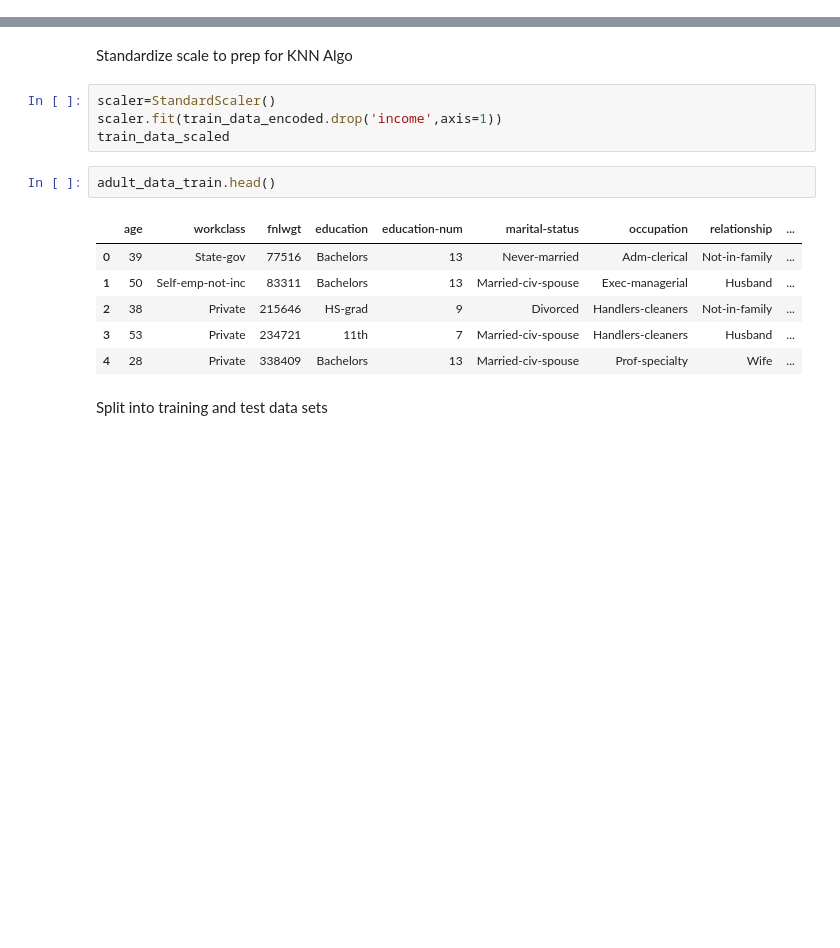
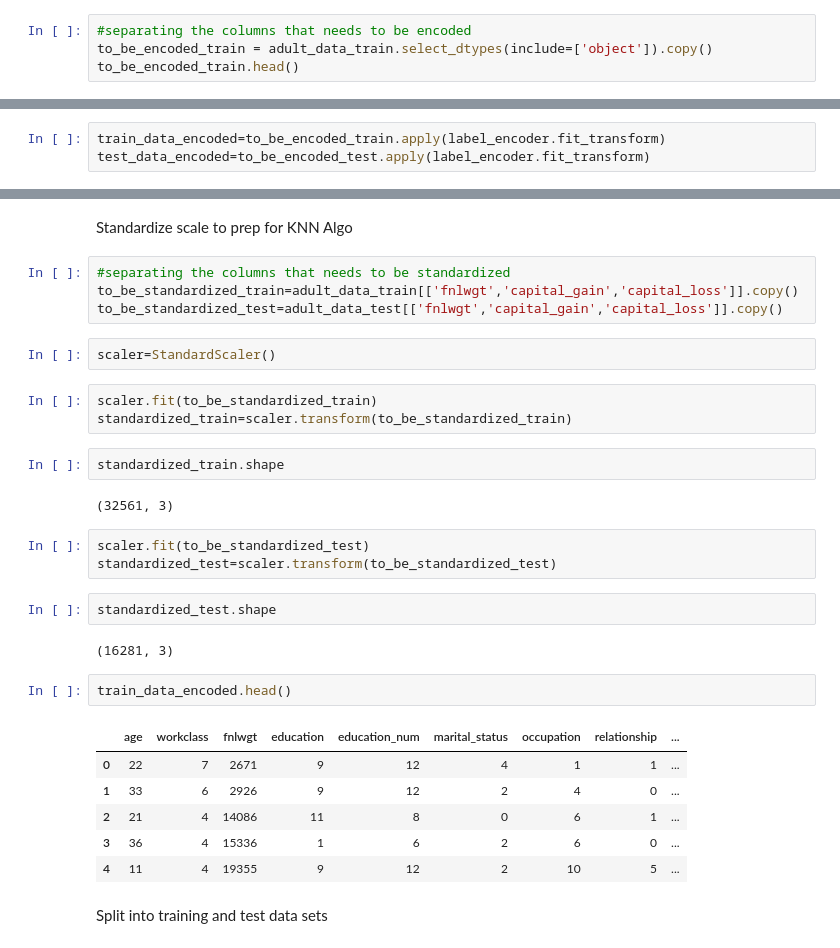
Before and after one commit to DeepankarAcharyya/6th_sem_Assignments, a Jupyter notebook: Data_Mining_and_Data_Warehousing/KNN-classifier/KNN-Assignment-CSB17017.ipynb, the cells around one changed output, grey strips where cells are left out. Saved outputs shown, nothing was run; the diff lists cells and outputs as text; blank space fills up the shorter version.

Commit message:
encoded+standardised

```diff
--- a/Data_Mining_and_Data_Warehousing/KNN-classifier/KNN-Assignment-CSB17017.ipynb
+++ b/Data_Mining_and_Data_Warehousing/KNN-classifier/KNN-Assignment-CSB17017.ipynb
@@ -141,0 +70,4 @@ The missing values (in the form of "?") occurs in the column "workclass" and "oc
+# %%
+#separating the columns that needs to be encoded
+to_be_encoded_train = adult_data_train.select_dtypes(include=['object']).copy()
+to_be_encoded_train.head()
@@ -146,0 +95,3 @@ predict_data_encoded=adult_data_predict.apply(label_encoder.fit_transform)
+# %%
+train_data_encoded=to_be_encoded_train.apply(label_encoder.fit_transform)
+test_data_encoded=to_be_encoded_test.apply(label_encoder.fit_transform)
@@ -147,18 +116,34 @@ predict_data_encoded=adult_data_predict.apply(label_encoder.fit_transform)
 # %% [markdown]
 Standardize scale to prep for KNN Algo
-# %%
-scaler=StandardScaler()
-scaler.fit(train_data_encoded.drop('income',axis=1))
-train_data_scaled
+# %%
+#separating the columns that needs to be standardized
+to_be_standardized_train=adult_data_train[['fnlwgt','capital_gain','capital_loss']].copy()
+to_be_standardized_test=adult_data_test[['fnlwgt','capital_gain','capital_loss']].copy()
+# %%
+scaler=StandardScaler()
+# %%
+scaler.fit(to_be_standardized_train)
+standardized_train=scaler.transform(to_be_standardized_train)
+# %%
+standardized_train.shape
+# %% [output]
+(32561, 3)
+# %%
+scaler.fit(to_be_standardized_test)
+standardized_test=scaler.transform(to_be_standardized_test)
+# %%
+standardized_test.shape
+# %% [output]
+(16281, 3)
 # %%
-adult_data_train.head()
+train_data_encoded.head()
 # %% [output]
-|  | age | workclass | fnlwgt | education | education-num | marital-status | occupation | relationship | ... |
-| 0 | 39 | State-gov | 77516 | Bachelors | 13 | Never-married | Adm-clerical | Not-in-family | ... |
-| 1 | 50 | Self-emp-not-inc | 83311 | Bachelors | 13 | Married-civ-spouse | Exec-managerial | Husband | ... |
-| 2 | 38 | Private | 215646 | HS-grad | 9 | Divorced | Handlers-cleaners | Not-in-family | ... |
-| 3 | 53 | Private | 234721 | 11th | 7 | Married-civ-spouse | Handlers-cleaners | Husband | ... |
-| 4 | 28 | Private | 338409 | Bachelors | 13 | Married-civ-spouse | Prof-specialty | Wife | ... |
+|  | age | workclass | fnlwgt | education | education_num | marital_status | occupation | relationship | ... |
+| 0 | 22 | 7 | 2671 | 9 | 12 | 4 | 1 | 1 | ... |
+| 1 | 33 | 6 | 2926 | 9 | 12 | 2 | 4 | 0 | ... |
+| 2 | 21 | 4 | 14086 | 11 | 8 | 0 | 6 | 1 | ... |
+| 3 | 36 | 4 | 15336 | 1 | 6 | 2 | 6 | 0 | ... |
+| 4 | 11 | 4 | 19355 | 9 | 12 | 2 | 10 | 5 | ... |
 # %% [markdown]
 Split into training and test data sets
 # %%
```
Also changed, not shown: parts of 19 cells of this notebook.
